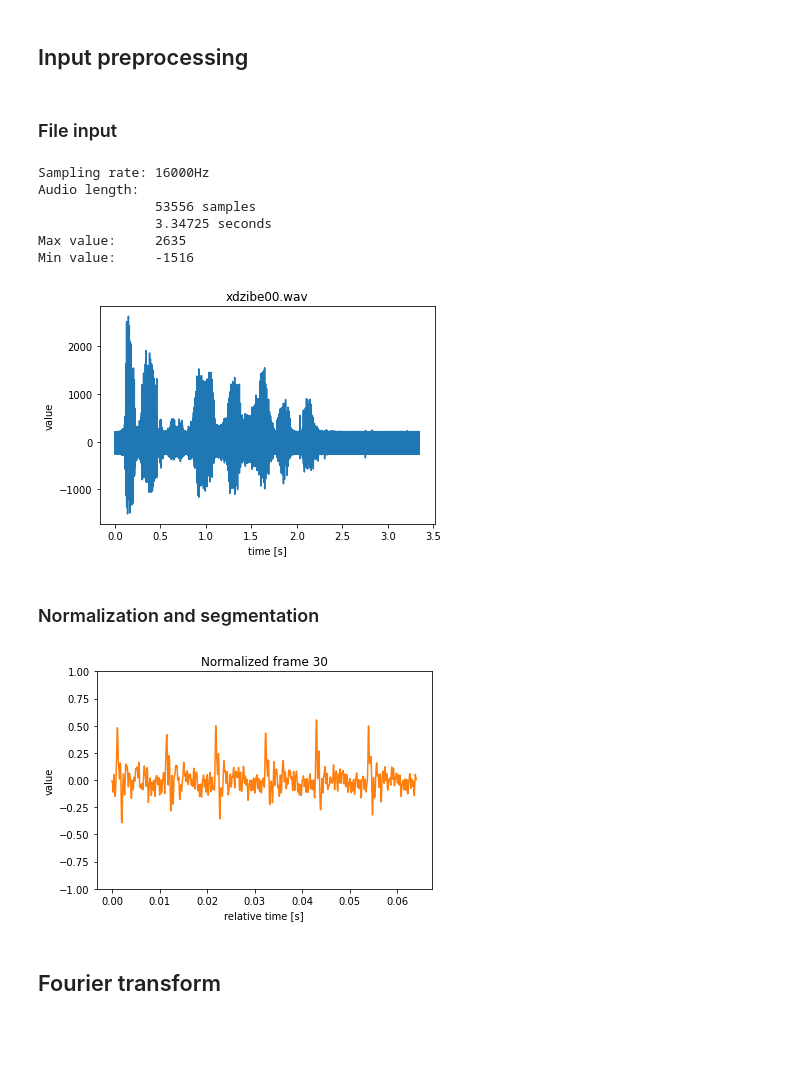
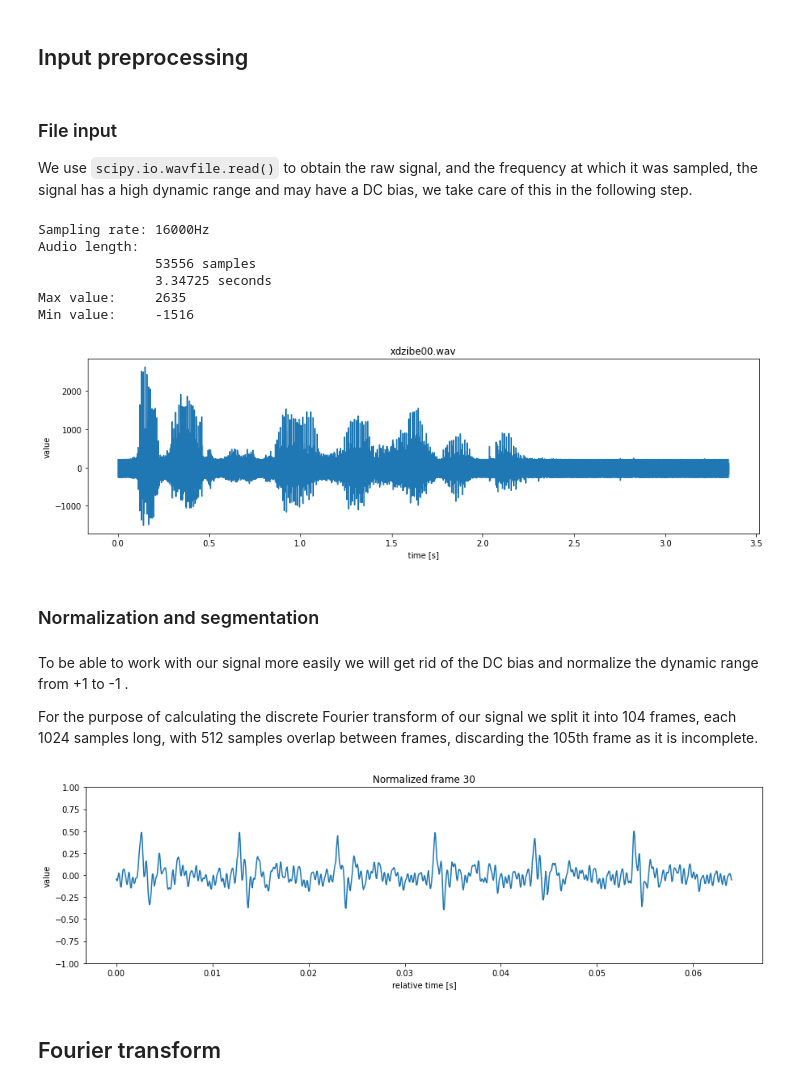
Before and after one commit to ddzibela/ISS, a Jupyter notebook: src/ISS.ipynb, the cells around one changed output. Cells and saved outputs as stored; diff of their text form; code cells hidden in the pictures; blank space fills up the shorter version.

````diff
--- a/src/ISS.ipynb
+++ b/src/ISS.ipynb
@@ -11,35 +11,43 @@ from scipy import io, fft, signal
 from scipy.io import wavfile
 # %% [markdown]
 ## Input preprocessing
-# %% [markdown]
-### File input
+# %% [markdown]
+### File input
+
+We use ```scipy.io.wavfile.read()``` to obtain the raw signal, and the frequency at which it was sampled, the signal has a high dynamic range and may have a DC bias, we take care of this in the following step.
 # %%
 samplingRate, rawData = io.wavfile.read('../audio/xdzibe00.wav')
+
 #Get info about our signal
 print('Sampling rate: ' + str(samplingRate) + 'Hz')
 print('Audio length:')
 print('               ' + str(rawData.size) + ' samples')
 print('               ' + str(rawData.size / samplingRate) + ' seconds')
 print('Max value:     ' + str(rawData.max()))
 print('Min value:     ' + str(rawData.min()))
+
 #Plotting our signal
-plt.figure(1)
+plt.figure(1, figsize=(15,4))
 plt.title('xdzibe00.wav')
 plt.xlabel('time [s]')
 plt.ylabel('value')
 Time = np.linspace(0, len(rawData) / samplingRate, num=len(rawData))
 plt.plot(Time, rawData)
 plt.show()
 # %% [output]
 Sampling rate: 16000Hz
 Audio length:
                53556 samples
                3.34725 seconds
 Max value:     2635
 Min value:     -1516
-[figure, old version]
+[figure, new version]
 # %% [markdown]
 ### Normalization and segmentation
+# %% [markdown]
+To be able to work with our signal more easily we will get rid of the DC bias and normalize the dynamic range from +1 to -1 .
+
+For the purpose of calculating the discrete Fourier transform of our signal we split it into 104 frames, each 1024 samples long, with 512 samples overlap between frames, discarding the 105th frame as it is incomplete.
 # %%
 #remove DC bias
 rawData -= int(np.mean(rawData))
@@ -52,16 +60,16 @@ for i in range(0, int(normData.size / 512) - 1): #the last frame would be incomp
     slicedData[i] = normData[i * 512:(i * 512) + 1024]
 
 #Plot a selected frame
-plt.plot(2)
+plt.figure(2, figsize=(15,4))
 plt.title('Normalized frame 30')
 plt.xlabel('relative time [s]')
 plt.ylabel('value')
 plt.ylim(-1, +1)
-Time = np.linspace(0, slicedData[31].size / samplingRate, num=slicedData[31].size)
-plt.plot(Time, slicedData[31])
+Time = np.linspace(0, slicedData[30].size / samplingRate, num=slicedData[30].size)
+plt.plot(Time, slicedData[30])
 plt.show()
 # %% [output]
-[figure, old version]
+[figure, new version]
 # %% [markdown]
 ## Fourier transform
 # %% [markdown]
````
Also changed, not shown: parts of 22 cells of this notebook.
